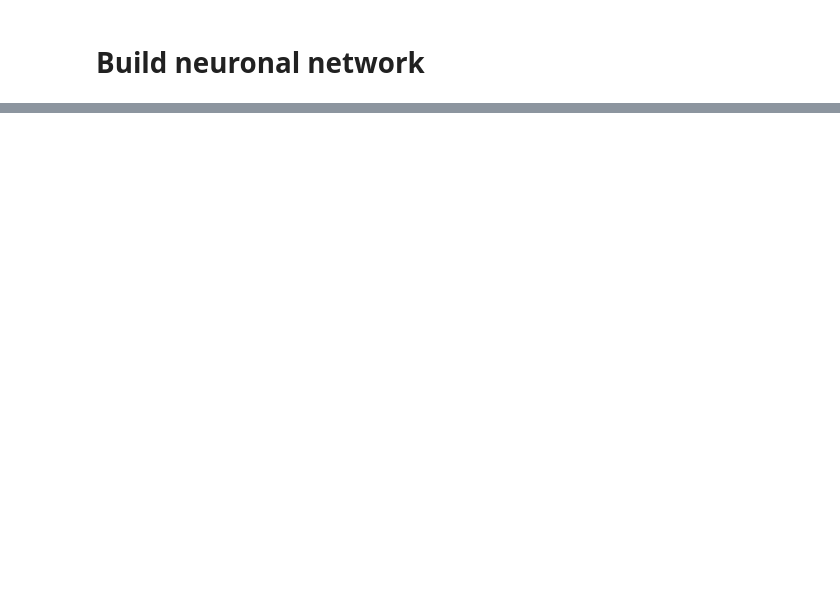
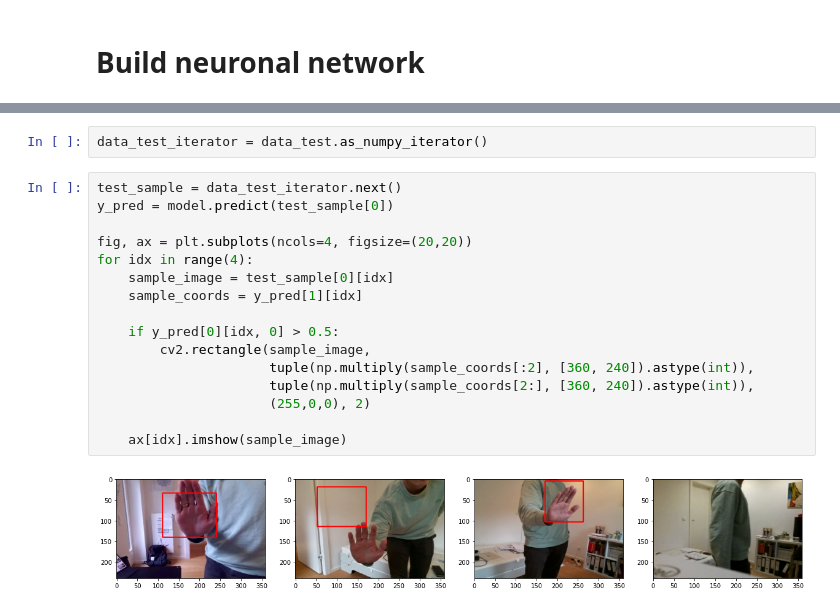
Before and after one commit to piwi3/my_drone_project, a Jupyter notebook: code/hand_detection_model.ipynb, the cells around one changed output, grey strips where cells are left out. Cells and saved outputs as stored; diff of their text form; blank space fills up the shorter version.

```diff
--- a/code/hand_detection_model.ipynb
+++ b/code/hand_detection_model.ipynb
@@ -503,0 +746,20 @@ preprocessing = Sequential([
+# %%
+data_test_iterator = data_test.as_numpy_iterator()
+# %%
+test_sample = data_test_iterator.next()
+y_pred = model.predict(test_sample[0])
+
+fig, ax = plt.subplots(ncols=4, figsize=(20,20))
+for idx in range(4):
+    sample_image = test_sample[0][idx]
+    sample_coords = y_pred[1][idx]
+
+    if y_pred[0][idx, 0] > 0.5:
+        cv2.rectangle(sample_image,
+                      tuple(np.multiply(sample_coords[:2], [360, 240]).astype(int)),
+                      tuple(np.multiply(sample_coords[2:], [360, 240]).astype(int)),
+                      (255,0,0), 2)
+
+    ax[idx].imshow(sample_image)
+# %% [output]
+[figure, added]
```
Also changed, not shown: parts of 31 cells of this notebook, 18 other files.
